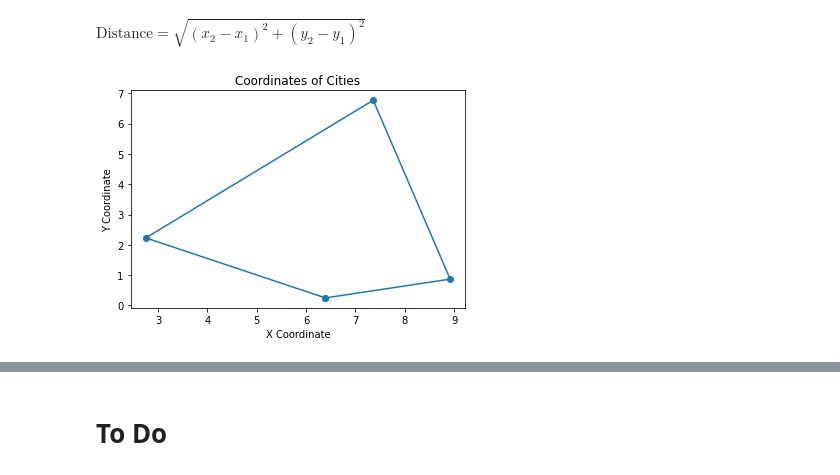
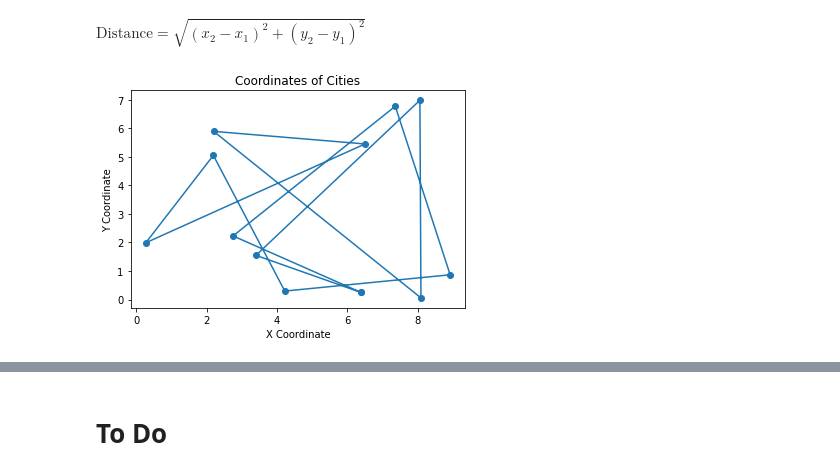
Before and after one commit to evandros-ks/fastblog, a Jupyter notebook: _notebooks/2021-12-22-Tabu_Search.ipynb, the cells around one changed output, grey strips where cells are left out. Cells and saved outputs as stored; diff of their text form; code cells hidden in the pictures.

```diff
--- a/_notebooks/2021-12-22-Tabu_Search.ipynb
+++ b/_notebooks/2021-12-22-Tabu_Search.ipynb
@@ -269,23 +269,23 @@ $\textrm{Distance} = \sqrt{(x_{2}-x_{1})^{2} + (y_{2}-y_{1})^{2}}$
 # %%
 def objective_fn(coordinates):
     return find_total_distance(coordinates)
-# %%
-import matplotlib.pyplot as plt
-import random
-
-random.seed(42)
-
-num_cities = 4
-coordinates = [(round(random.uniform(0, 10), 2), round(random.uniform(0, 10), 2)) for _ in range(num_cities)]
-coordinates = coordinates + [coordinates[0]]
-
-plt.scatter(*zip(*(coordinates)))
-plt.plot(*zip(*(coordinates)))
-
-
-plt.title('Coordinates of Cities')
-plt.xlabel('X Coordinate')
-plt.ylabel('Y Coordinate')
-plt.show()
-# %% [output]
-[figure, removed]
+# %%
+import matplotlib.pyplot as plt
+import random
+
+random.seed(42)
+
+num_cities = 12
+coordinates = [(round(random.uniform(0, 10), 2), round(random.uniform(0, 10), 2)) for _ in range(num_cities)]
+coordinates = coordinates + [coordinates[0]]
+
+plt.scatter(*zip(*(coordinates)))
+plt.plot(*zip(*(coordinates)))
+
+
+plt.title('Coordinates of Cities')
+plt.xlabel('X Coordinate')
+plt.ylabel('Y Coordinate')
+plt.show()
+# %% [output]
+[figure, added]
```
Also changed, not shown: parts of 7 cells of this notebook.
